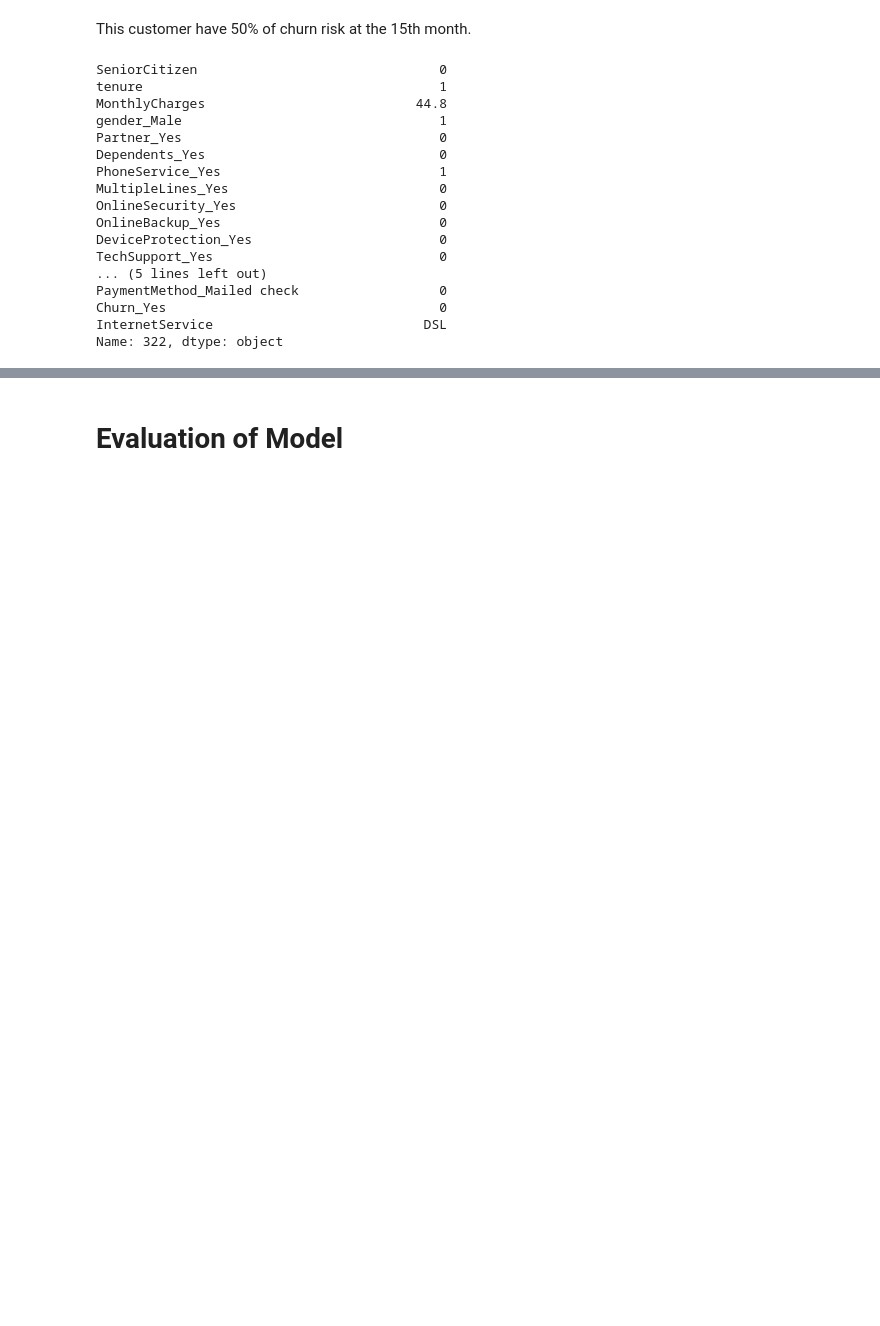
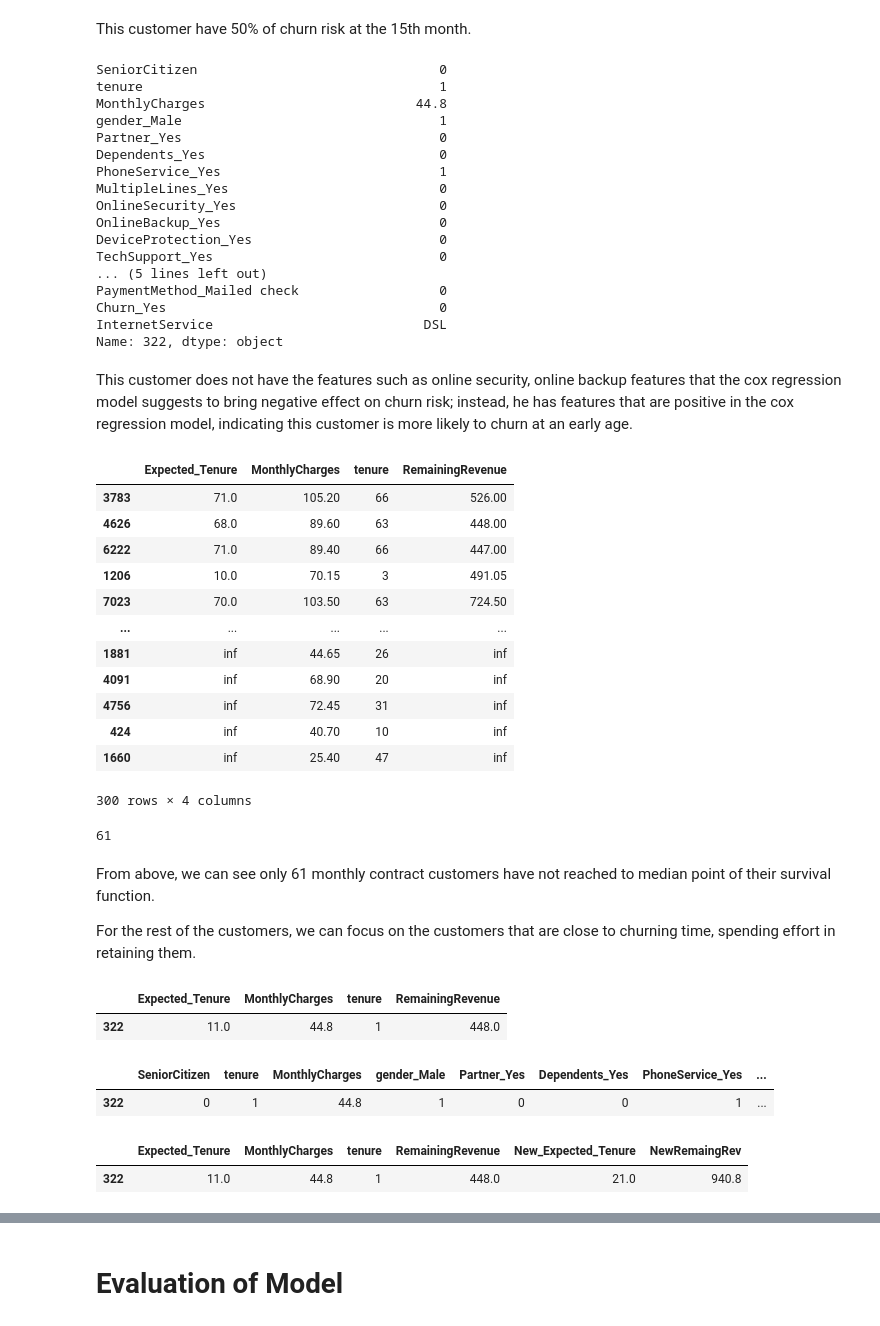
Before and after one commit to AilingLiu/Survival_analysis, a Jupyter notebook: Use_Survival_analysis_to_Estimate_Customer_Churn_Rate.ipynb, the cells around one changed output, grey strips where cells are left out. Drawn from its saved outputs; the diff is of its cells as text; code cells hidden in the pictures; blank space fills up the shorter version.

```diff
--- a/Use_Survival_analysis_to_Estimate_Customer_Churn_Rate.ipynb
+++ b/Use_Survival_analysis_to_Estimate_Customer_Churn_Rate.ipynb
@@ -614,3 +578,59 @@ PaymentMethod_Mailed check                  0
 Churn_Yes                                   0
 InternetService                           DSL
 Name: 322, dtype: object
+# %% [markdown]
+This customer does not have the features such as online security, online backup features that the cox regression model suggests to bring negative effect on churn risk; instead, he has features that are positive in the cox regression model, indicating this customer is more likely to churn at an early age.
+# %%
+predictions_50 = qth_survival_times(0.5, condition_test)
+avg_ = predictions_50.T.join(mtest.loc[:, ['MonthlyCharges', 'tenure']])
+avg_['RemainingRevenue'] = avg_['MonthlyCharges']*(avg_.iloc[:, 0] - avg_.iloc[:, 2])
+avg_.rename(columns={0.5: 'Expected_Tenure'}, inplace=True)
+#below shows the ordered customers from smallest remaining tenure to largest
+avg_.assign(f = avg_['Expected_Tenure']-avg_['tenure']).sort_values('f').drop('f', axis=1)
+# %% [output]
+|  | Expected_Tenure | MonthlyCharges | tenure | RemainingRevenue |
+| 3783 | 71.0 | 105.20 | 66 | 526.00 |
+| 4626 | 68.0 | 89.60 | 63 | 448.00 |
+| 6222 | 71.0 | 89.40 | 66 | 447.00 |
+| 1206 | 10.0 | 70.15 | 3 | 491.05 |
+| 7023 | 70.0 | 103.50 | 63 | 724.50 |
+| ... | ... | ... | ... | ... |
+| 1881 | inf | 44.65 | 26 | inf |
+| 4091 | inf | 68.90 | 20 | inf |
+| 4756 | inf | 72.45 | 31 | inf |
+| 424 | inf | 40.70 | 10 | inf |
+| 1660 | inf | 25.40 | 47 | inf |
+300 rows × 4 columns
+# %%
+sum(avg_['Expected_Tenure']==np.inf)
+# %% [output]
+61
+# %% [markdown]
+From above, we can see only 61 monthly contract customers have not reached to median point of their survival function.
+
+For the rest of the customers, we can focus on the customers that are close to churning time, spending effort in retaining them.
+# %%
+avg_.loc[[322]]
+# %% [output]
+|  | Expected_Tenure | MonthlyCharges | tenure | RemainingRevenue |
+| 322 | 11.0 | 44.8 | 1 | 448.0 |
+# %%
+subject = mtest.loc[[322]]
+subject.loc[:, 'OnlineSecurity_Yes'] = 1
+subject
+# %% [output]
+|  | SeniorCitizen | tenure | MonthlyCharges | gender_Male | Partner_Yes | Dependents_Yes | PhoneService_Yes | ... |
+| 322 | 0 | 1 | 44.8 | 1 | 0 | 0 | 1 | ... |
+# %%
+from lifelines.utils import median_survival_times
+
+unc_surv = cph.predict_survival_function(subject)
+cond_surv = (unc_surv/1).clip_upper(1)
+new_churn_time = median_survival_times(cond_surv)
+temp_=avg_.loc[[322]].join(pd.DataFrame([], columns=['New_Expected_Tenure']))
+temp_['New_Expected_Tenure'] = new_churn_time
+temp_['NewRemaingRev'] = temp_['New_Expected_Tenure']  * temp_['MonthlyCharges']
+temp_
+# %% [output]
+|  | Expected_Tenure | MonthlyCharges | tenure | RemainingRevenue | New_Expected_Tenure | NewRemaingRev |
+| 322 | 11.0 | 44.8 | 1 | 448.0 | 21.0 | 940.8 |
```
Also changed, not shown: parts of 11 cells of this notebook.
